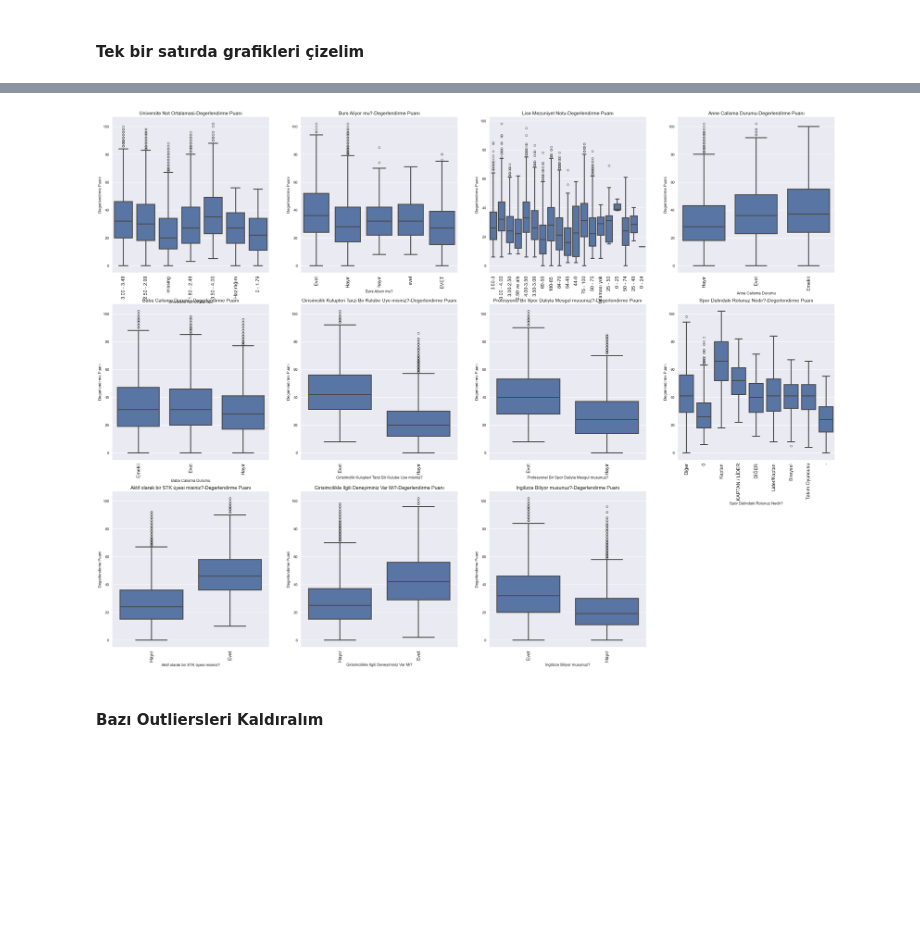
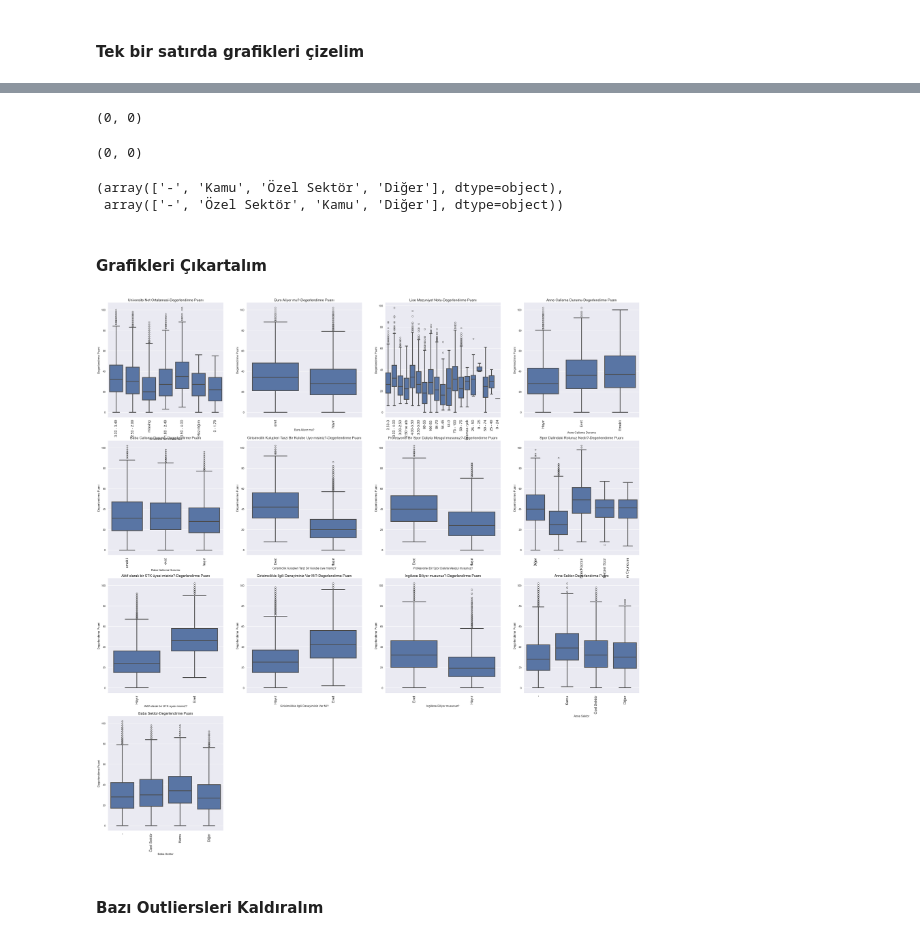
Before and after one commit to yasinkurtulus/Datathon24, a Jupyter notebook: test.ipynb, the cells around one changed output, grey strips where cells are left out. Drawn from its saved outputs; the diff is of its cells as text; code cells hidden in the pictures; blank space fills up the shorter version.

Commit message:
Anne Baba sektor güncellendi, box_plot kolonuna eklendi

```diff
--- a/test.ipynb
+++ b/test.ipynb
@@ -337,0 +359,3 @@ train_df_dropped['Universite Not Ortalamasi'].isna().sum()
+# %%
+# Burdaki verileri test setindeki verilerle aynı formata getiriyoruz
+train_df['Spor Dalindaki Rolunuz Nedir?'] = train_df['Spor Dalindaki Rolunuz Nedir?'].map(spor_mapping)
@@ -340,11 +384,41 @@ train_df_dropped['Universite Not Ortalamasi'].isna().sum()
+# %%
+train_df["Anne Sektor"] = train_df["Anne Sektor"].fillna('-')
+train_df["Baba Sektor"] = train_df["Baba Sektor"].fillna('-')
+# %%
+sektor_mapping = {
+    'diğer': 'Diğer',
+    '0': '-',
+    '-': '-',
+    'kamu': 'Kamu',
+    'özel sektör': 'Özel Sektör',
+    'di̇ğer': 'Diğer'
+}
+# %%
+test_df["Anne Sektor"].isna().sum(),test_df["Baba Sektor"].isna().sum()
+# %% [output]
+(0, 0)
+# %%
+train_df["Anne Sektor"].isna().sum(),train_df["Baba Sektor"].isna().sum()
+# %% [output]
+(0, 0)
+# %%
+train_df['Anne Sektor'] = train_df['Anne Sektor'].map(sektor_mapping)
+train_df['Baba Sektor'] = train_df['Baba Sektor'].map(sektor_mapping)
+# %%
+train_df['Anne Sektor'].unique(),train_df['Baba Sektor'].unique()
+# %% [output]
+(array(['-', 'Kamu', 'Özel Sektör', 'Diğer'], dtype=object),
+ array(['-', 'Özel Sektör', 'Kamu', 'Diğer'], dtype=object))
+# %% [markdown]
+#### Grafikleri Çıkartalım
 # %%
 plt.figure(figsize=(40,40))
 k=1
 for i in box_plot_columns:
     ax=plt.subplot(4,4,k)
     k+=1
-    ax=sns.boxplot(data=train_df_dropped,x=i,y="Degerlendirme Puani",linewidth=3)
+    ax=sns.boxplot(data=train_df,x=i,y="Degerlendirme Puani",linewidth=3)
     plt.title(f"{i}-Degerlendirme Puanı",fontsize=15)
     plt.xticks(rotation=90,fontsize=15);
 # %% [output]
-[figure, old version]
+[figure, new version]
```
Also changed, not shown: parts of 24 cells of this notebook, 1 other file.
